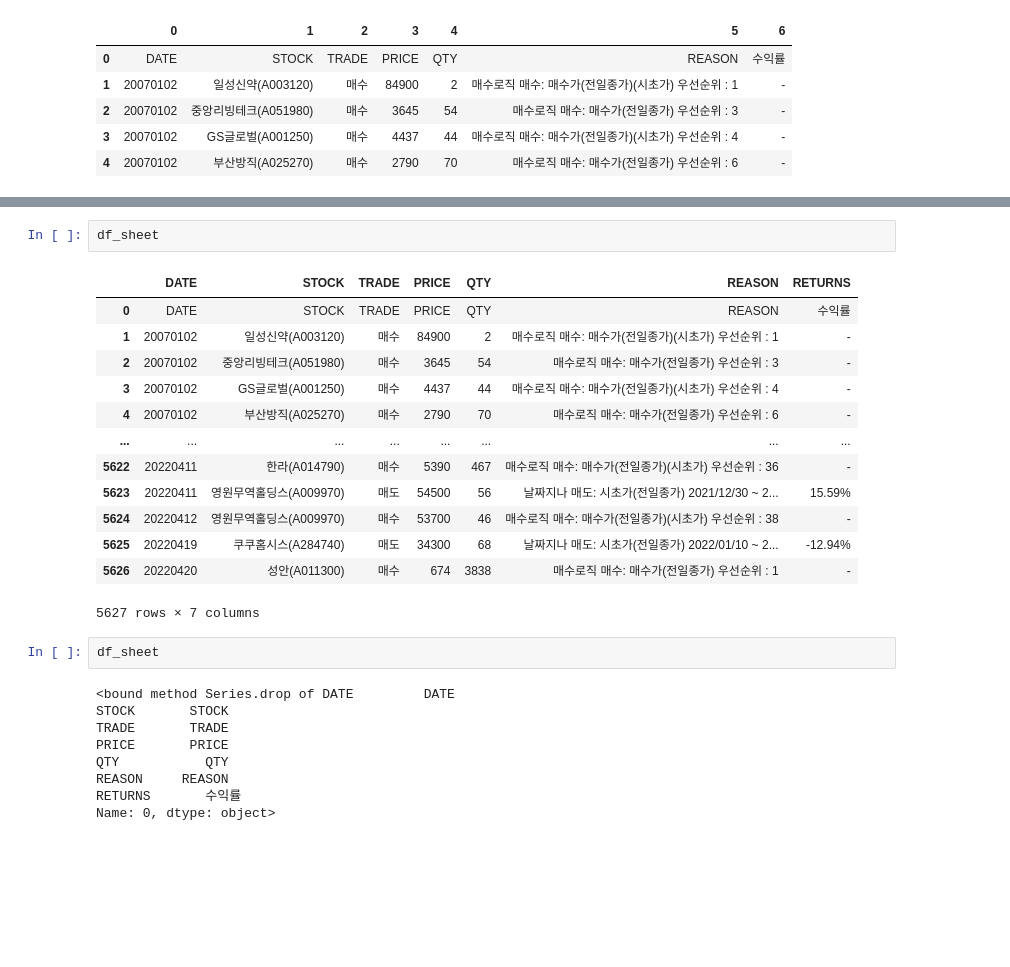
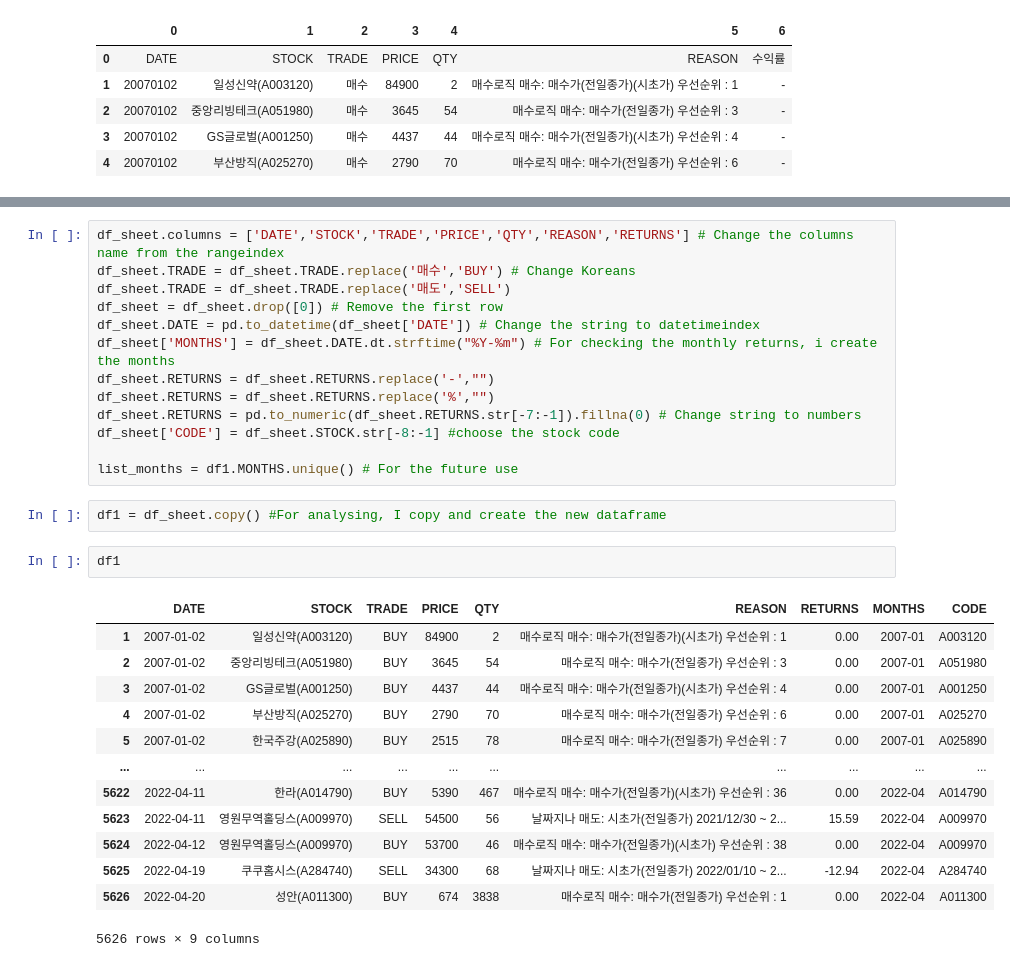
Before and after one commit to js-park/Bulletin_board, a Jupyter notebook: Getting_data_from_google_sheet.ipynb, the cells around one changed output, grey strips where cells are left out. Drawn from its saved outputs; the diff is of its cells as text; blank space fills up the shorter version.

```diff
--- a/Getting_data_from_google_sheet.ipynb
+++ b/Getting_data_from_google_sheet.ipynb
@@ -51,27 +32,31 @@ df_sheet.DATE = pd.to_datetime(df_sheet['DATE'])
-# %%
-df_sheet
-# %% [output]
-|  | DATE | STOCK | TRADE | PRICE | QTY | REASON | RETURNS |
-| 0 | DATE | STOCK | TRADE | PRICE | QTY | REASON | 수익률 |
-| 1 | 20070102 | 일성신약(A003120) | 매수 | 84900 | 2 | 매수로직 매수: 매수가(전일종가)(시초가) 우선순위 : 1 | - |
-| 2 | 20070102 | 중앙리빙테크(A051980) | 매수 | 3645 | 54 | 매수로직 매수: 매수가(전일종가) 우선순위 : 3 | - |
-| 3 | 20070102 | GS글로벌(A001250) | 매수 | 4437 | 44 | 매수로직 매수: 매수가(전일종가)(시초가) 우선순위 : 4 | - |
-| 4 | 20070102 | 부산방직(A025270) | 매수 | 2790 | 70 | 매수로직 매수: 매수가(전일종가) 우선순위 : 6 | - |
-| ... | ... | ... | ... | ... | ... | ... | ... |
-| 5622 | 20220411 | 한라(A014790) | 매수 | 5390 | 467 | 매수로직 매수: 매수가(전일종가)(시초가) 우선순위 : 36 | - |
-| 5623 | 20220411 | 영원무역홀딩스(A009970) | 매도 | 54500 | 56 | 날짜지나 매도: 시초가(전일종가) 2021/12/30 ~ 2... | 15.59% |
-| 5624 | 20220412 | 영원무역홀딩스(A009970) | 매수 | 53700 | 46 | 매수로직 매수: 매수가(전일종가)(시초가) 우선순위 : 38 | - |
-| 5625 | 20220419 | 쿠쿠홈시스(A284740) | 매도 | 34300 | 68 | 날짜지나 매도: 시초가(전일종가) 2022/01/10 ~ 2... | -12.94% |
-| 5626 | 20220420 | 성안(A011300) | 매수 | 674 | 3838 | 매수로직 매수: 매수가(전일종가) 우선순위 : 1 | - |
-5627 rows × 7 columns
-# %%
-df_sheet
-# %% [output]
-<bound method Series.drop of DATE         DATE
-STOCK       STOCK
-TRADE       TRADE
-PRICE       PRICE
-QTY           QTY
-REASON     REASON
-RETURNS       수익률
-Name: 0, dtype: object>
+# %%
+df_sheet.columns = ['DATE','STOCK','TRADE','PRICE','QTY','REASON','RETURNS'] # Change the columns name from the rangeindex
+df_sheet.TRADE = df_sheet.TRADE.replace('매수','BUY') # Change Koreans
+df_sheet.TRADE = df_sheet.TRADE.replace('매도','SELL')
+df_sheet = df_sheet.drop([0]) # Remove the first row
+df_sheet.DATE = pd.to_datetime(df_sheet['DATE']) # Change the string to datetimeindex
+df_sheet['MONTHS'] = df_sheet.DATE.dt.strftime("%Y-%m") # For checking the monthly returns, i create the months
+df_sheet.RETURNS = df_sheet.RETURNS.replace('-',"")
+df_sheet.RETURNS = df_sheet.RETURNS.replace('%',"")
+df_sheet.RETURNS = pd.to_numeric(df_sheet.RETURNS.str[-7:-1]).fillna(0) # Change string to numbers
+df_sheet['CODE'] = df_sheet.STOCK.str[-8:-1] #choose the stock code
+
+list_months = df1.MONTHS.unique() # For the future use
+# %%
+df1 = df_sheet.copy() #For analysing, I copy and create the new dataframe
+# %%
+df1
+# %% [output]
+|  | DATE | STOCK | TRADE | PRICE | QTY | REASON | RETURNS | MONTHS | CODE |
+| 1 | 2007-01-02 | 일성신약(A003120) | BUY | 84900 | 2 | 매수로직 매수: 매수가(전일종가)(시초가) 우선순위 : 1 | 0.00 | 2007-01 | A003120 |
+| 2 | 2007-01-02 | 중앙리빙테크(A051980) | BUY | 3645 | 54 | 매수로직 매수: 매수가(전일종가) 우선순위 : 3 | 0.00 | 2007-01 | A051980 |
+| 3 | 2007-01-02 | GS글로벌(A001250) | BUY | 4437 | 44 | 매수로직 매수: 매수가(전일종가)(시초가) 우선순위 : 4 | 0.00 | 2007-01 | A001250 |
+| 4 | 2007-01-02 | 부산방직(A025270) | BUY | 2790 | 70 | 매수로직 매수: 매수가(전일종가) 우선순위 : 6 | 0.00 | 2007-01 | A025270 |
+| 5 | 2007-01-02 | 한국주강(A025890) | BUY | 2515 | 78 | 매수로직 매수: 매수가(전일종가) 우선순위 : 7 | 0.00 | 2007-01 | A025890 |
+| ... | ... | ... | ... | ... | ... | ... | ... | ... | ... |
+| 5622 | 2022-04-11 | 한라(A014790) | BUY | 5390 | 467 | 매수로직 매수: 매수가(전일종가)(시초가) 우선순위 : 36 | 0.00 | 2022-04 | A014790 |
+| 5623 | 2022-04-11 | 영원무역홀딩스(A009970) | SELL | 54500 | 56 | 날짜지나 매도: 시초가(전일종가) 2021/12/30 ~ 2... | 15.59 | 2022-04 | A009970 |
+| 5624 | 2022-04-12 | 영원무역홀딩스(A009970) | BUY | 53700 | 46 | 매수로직 매수: 매수가(전일종가)(시초가) 우선순위 : 38 | 0.00 | 2022-04 | A009970 |
+| 5625 | 2022-04-19 | 쿠쿠홈시스(A284740) | SELL | 34300 | 68 | 날짜지나 매도: 시초가(전일종가) 2022/01/10 ~ 2... | -12.94 | 2022-04 | A284740 |
+| 5626 | 2022-04-20 | 성안(A011300) | BUY | 674 | 3838 | 매수로직 매수: 매수가(전일종가) 우선순위 : 1 | 0.00 | 2022-04 | A011300 |
+5626 rows × 9 columns
```
Also changed, not shown: parts of 16 cells of this notebook.
